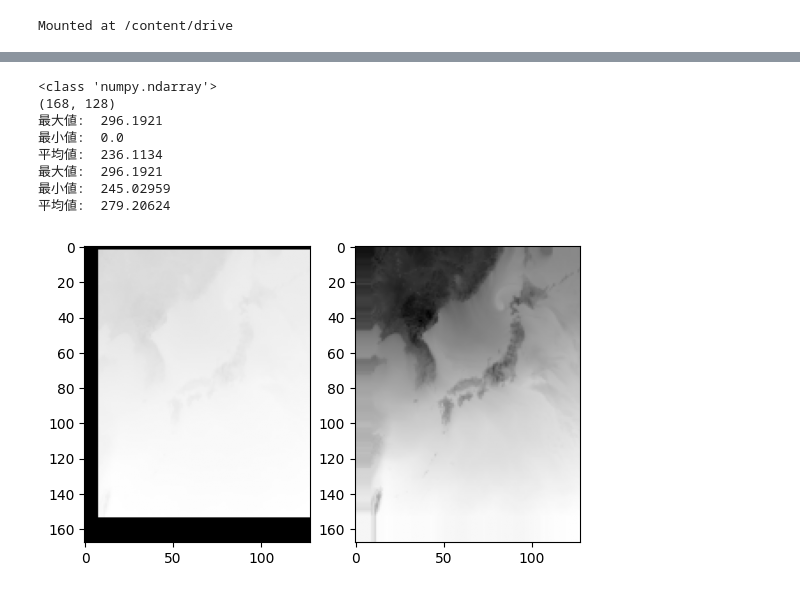
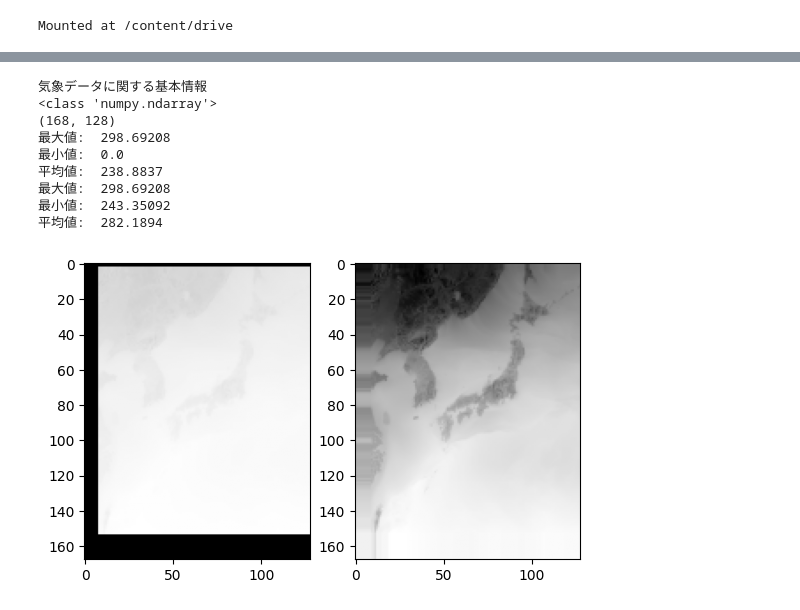
Before and after one commit to yakkunn7422/public_colab, a Jupyter notebook: ai_contest_misc2.ipynb, the cells around one changed output, grey strips where cells are left out. Saved outputs shown, nothing was run; the diff lists cells and outputs as text; code cells hidden in the pictures.

```diff
--- a/ai_contest_misc2.ipynb
+++ b/ai_contest_misc2.ipynb
@@ -47,12 +270,13 @@ def Read_gz_Binary(file_path):
     return met_data
 
 # 気象データのファイルパスを指定する
-file_path = '/content/sample_data/test/met/2018/01/02/TMP.1p5m.3.2018010218.gz'
+file_path = '/content/sample_data/train/met/2016/01/02/TMP.1p5m.3.2016010218.gz'
 
 # 気象データを読み込む
 met_data = Read_gz_Binary(file_path)
 
 # 読み込んだ気象データに関する基本情報を出力する
+print('気象データに関する基本情報')
 print(type(met_data))
 print(met_data.shape)
 
@@ -72,39 +296,40 @@ plt.imshow(met_data, 'gray')
 def fill_lack_data(data):
     ## 1. 北側、南側の未計測部分を補間する(上下)
     # 北側の未計測部分を補間する
     data[0:2] = data[2]
     # 南側の未計測部分を補間する
     data[154:] = data[153]
     ## 2. 西側の未計測部分を補間する(左右)
     # 西側の未計測部分を補間する
     data[:, :8] = data[:,8].reshape(-1, 1)
 
     return data
 
 # fill_lack_data()関数をmet_dataに対して実行する
 filled_data = fill_lack_data(met_data)
 
 # 最大値の出力
 print('最大値: ', np.max(met_data))
 # 最小値の出力
 print('最小値: ', np.min(met_data))
 # 平均値の出力
 print('平均値: ', np.mean(met_data))
 
 plt.subplot(1, 2, 2)
 plt.imshow(filled_data, 'gray')
 
 plt.show()
 # %% [output]
+気象データに関する基本情報
 <class 'numpy.ndarray'>
 (168, 128)
-最大値:  296.1921
+最大値:  298.69208
 最小値:  0.0
-平均値:  236.1134
-最大値:  296.1921
-最小値:  245.02959
-平均値:  279.20624
+平均値:  238.8837
+最大値:  298.69208
+最小値:  243.35092
+平均値:  282.1894
-[figure, old version]
+[figure, new version]
 # %%
 #指定したディレクトリ配下の画像を一覧表示させるコード
 import os
```
Also changed, not shown: parts of 5 cells of this notebook.
